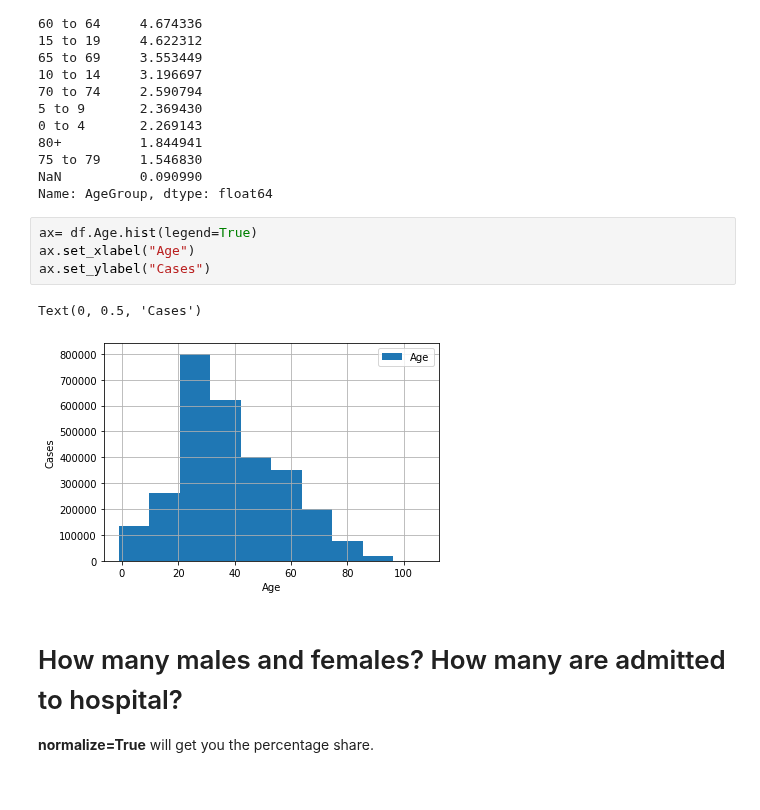
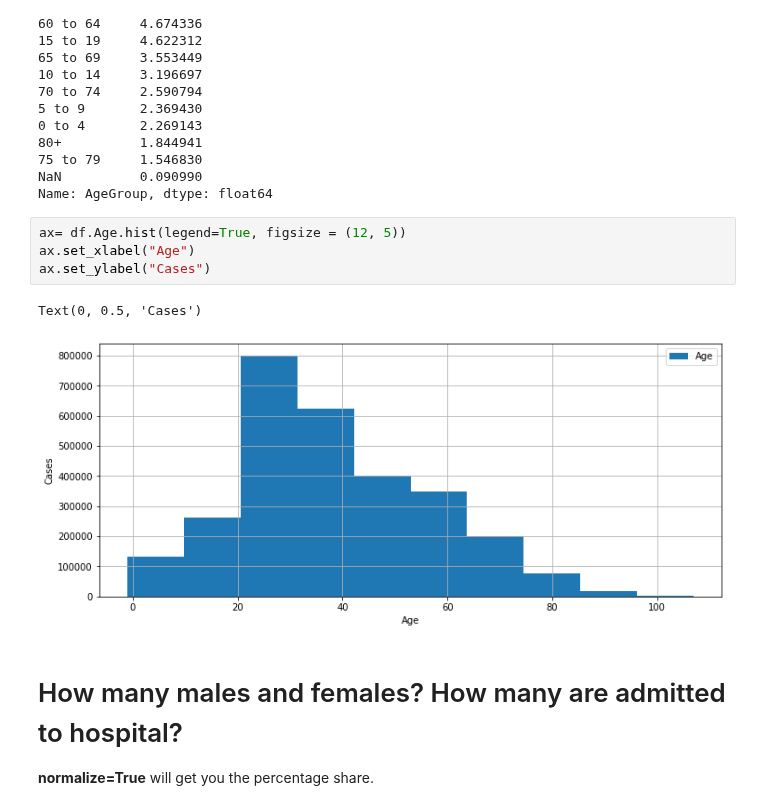
Before and after one commit to pmagtulis/covid-ph, a Jupyter notebook: covid-philippines.ipynb, the cells around one changed output. Saved outputs shown, nothing was run; the diff lists cells and outputs as text.

```diff
--- a/covid-philippines.ipynb
+++ b/covid-philippines.ipynb
@@ -359,12 +363,12 @@ df.AgeGroup.value_counts(normalize=True, dropna=False) * 100
 NaN          0.090990
 Name: AgeGroup, dtype: float64
 # %%
-ax= df.Age.hist(legend=True)
+ax= df.Age.hist(legend=True, figsize = (12, 5))
 ax.set_xlabel("Age")
 ax.set_ylabel("Cases")
 # %% [output]
 Text(0, 0.5, 'Cases')
-[figure, old version]
+[figure, new version]
 # %% [markdown]
 # How many males and females? How many are admitted to hospital?
 
```
Also changed, not shown: parts of 15 cells of this notebook.
